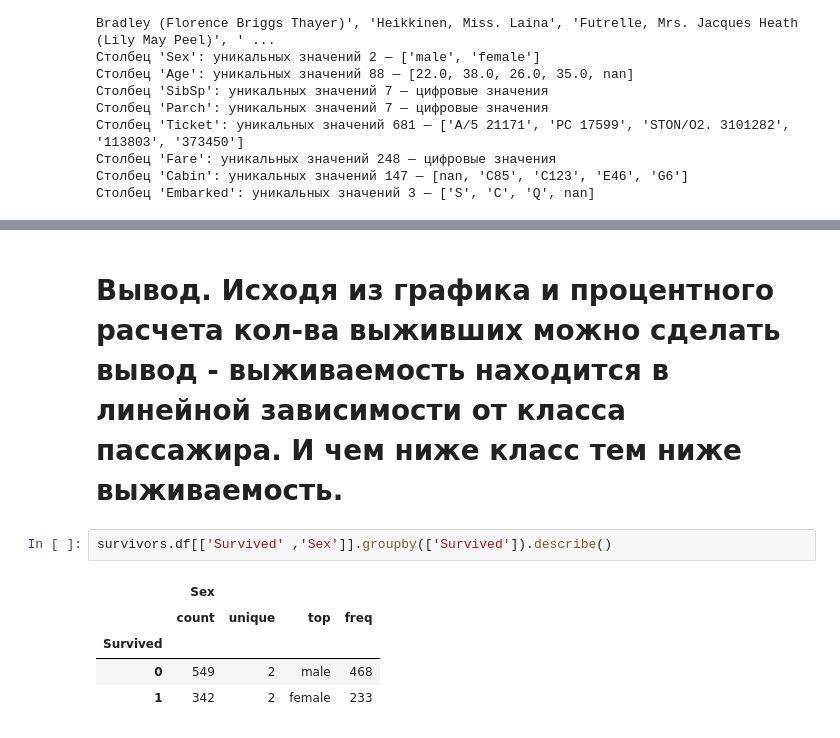
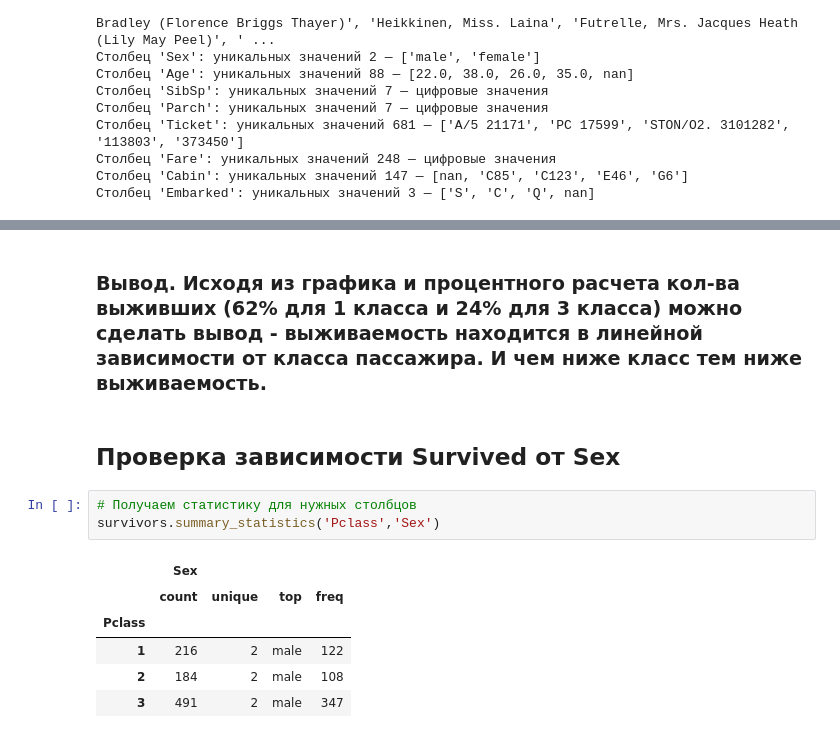
Before and after one commit to Saatarko/HomeworkDS, a Jupyter notebook: lesson8.ipynb, the cells around one changed output, grey strips where cells are left out. Cells and saved outputs as stored; diff of their text form.

```diff
--- a/lesson8.ipynb
+++ b/lesson8.ipynb
@@ -129,10 +416,14 @@ plt.show()
 # %% [markdown]
-# Вывод. Исходя из графика и процентного расчета кол-ва выживших можно сделать вывод - выживаемость находится в линейной зависимости от класса пассажира. И чем ниже класс тем ниже выживаемость.
+### Вывод. Исходя из графика и процентного расчета кол-ва выживших (62% для 1 класса и 24% для 3 класса) можно сделать вывод - выживаемость находится в линейной зависимости от класса пассажира. И чем ниже класс тем ниже выживаемость.
+# %% [markdown]
+## Проверка зависимости Survived от Sex
 # %%
-survivors.df[['Survived' ,'Sex']].groupby(['Survived']).describe()
+# Получаем статистику для нужных столбцов
+survivors.summary_statistics('Pclass','Sex')
 # %% [output]
 |  | Sex |  |  |  |
 |  | count | unique | top | freq |
-| Survived |  |  |  |  |
-| 0 | 549 | 2 | male | 468 |
-| 1 | 342 | 2 | female | 233 |
+| Pclass |  |  |  |  |
+| 1 | 216 | 2 | male | 122 |
+| 2 | 184 | 2 | male | 108 |
+| 3 | 491 | 2 | male | 347 |
```
Also changed, not shown: parts of 82 cells of this notebook, 1 other file.
